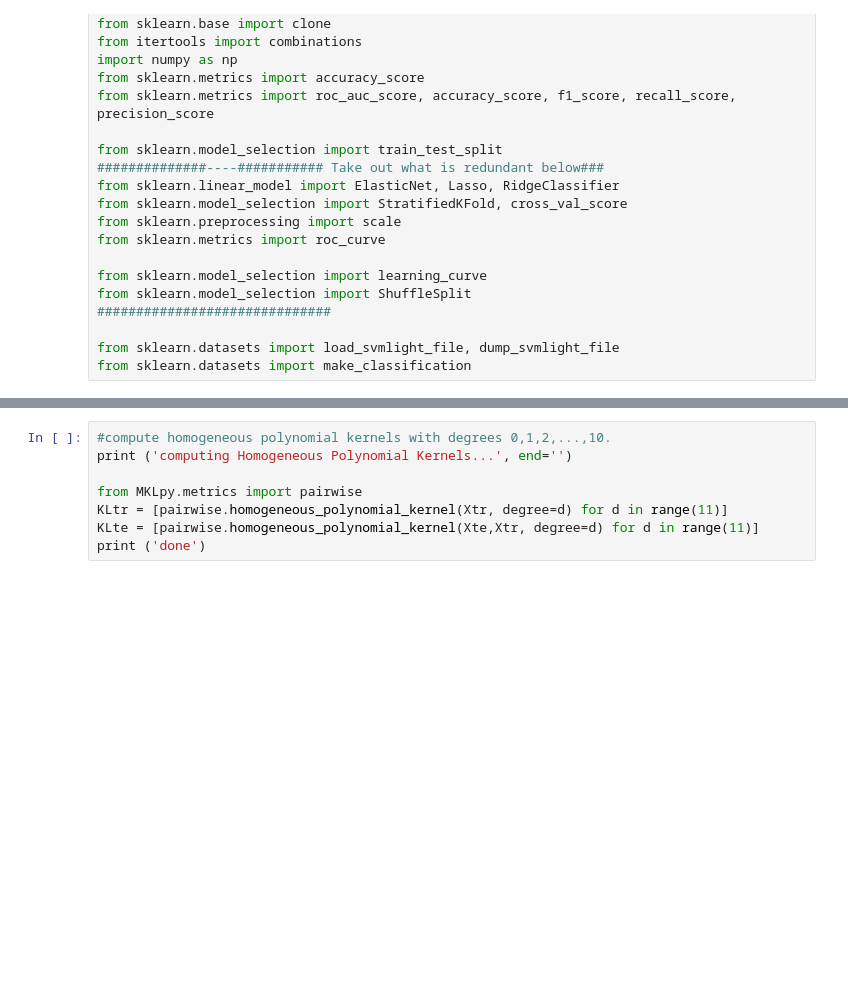
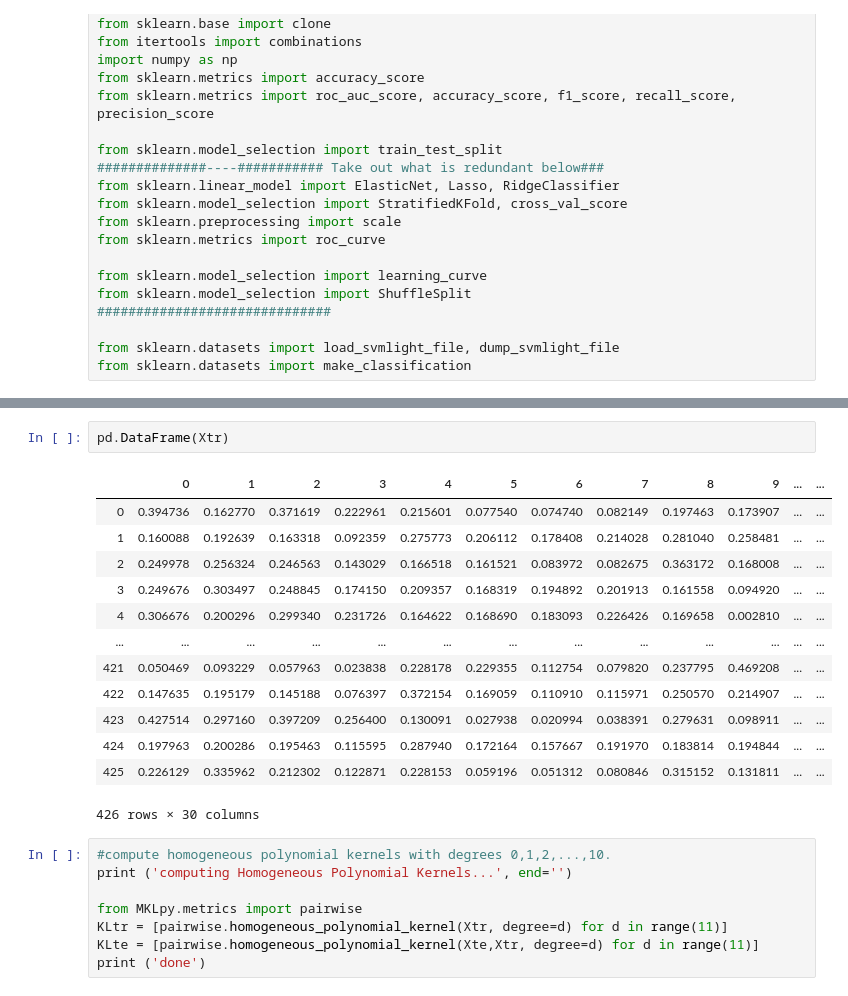
Before and after one commit to andreas-koukorinis/PaperCode, a Jupyter notebook: MKLpy Examples.ipynb, the cells around one changed output, grey strips where cells are left out. Cells and saved outputs as stored; diff of their text form; blank space fills up the shorter version.

```diff
--- a/MKLpy Examples.ipynb
+++ b/MKLpy Examples.ipynb
@@ -88,4 +88,20 @@ done
 (569, 30)
+# %%
+pd.DataFrame(Xtr)
+# %% [output]
+|  | 0 | 1 | 2 | 3 | 4 | 5 | 6 | 7 | 8 | 9 | ... | ... |
+| 0 | 0.394736 | 0.162770 | 0.371619 | 0.222961 | 0.215601 | 0.077540 | 0.074740 | 0.082149 | 0.197463 | 0.173907 | ... | ... |
+| 1 | 0.160088 | 0.192639 | 0.163318 | 0.092359 | 0.275773 | 0.206112 | 0.178408 | 0.214028 | 0.281040 | 0.258481 | ... | ... |
+| 2 | 0.249978 | 0.256324 | 0.246563 | 0.143029 | 0.166518 | 0.161521 | 0.083972 | 0.082675 | 0.363172 | 0.168008 | ... | ... |
+| 3 | 0.249676 | 0.303497 | 0.248845 | 0.174150 | 0.209357 | 0.168319 | 0.194892 | 0.201913 | 0.161558 | 0.094920 | ... | ... |
+| 4 | 0.306676 | 0.200296 | 0.299340 | 0.231726 | 0.164622 | 0.168690 | 0.183093 | 0.226426 | 0.169658 | 0.002810 | ... | ... |
+| ... | ... | ... | ... | ... | ... | ... | ... | ... | ... | ... | ... | ... |
+| 421 | 0.050469 | 0.093229 | 0.057963 | 0.023838 | 0.228178 | 0.229355 | 0.112754 | 0.079820 | 0.237795 | 0.469208 | ... | ... |
+| 422 | 0.147635 | 0.195179 | 0.145188 | 0.076397 | 0.372154 | 0.169059 | 0.110910 | 0.115971 | 0.250570 | 0.214907 | ... | ... |
+| 423 | 0.427514 | 0.297160 | 0.397209 | 0.256400 | 0.130091 | 0.027938 | 0.020994 | 0.038391 | 0.279631 | 0.098911 | ... | ... |
+| 424 | 0.197963 | 0.200286 | 0.195463 | 0.115595 | 0.287940 | 0.172164 | 0.157667 | 0.191970 | 0.183814 | 0.194844 | ... | ... |
+| 425 | 0.226129 | 0.335962 | 0.212302 | 0.122871 | 0.228153 | 0.059196 | 0.051312 | 0.080846 | 0.315152 | 0.131811 | ... | ... |
+426 rows × 30 columns
 # %%
 #compute homogeneous polynomial kernels with degrees 0,1,2,...,10.
 print ('computing Homogeneous Polynomial Kernels...', end='')
```
Also changed, not shown: parts of 3 cells of this notebook, 1 other file.
